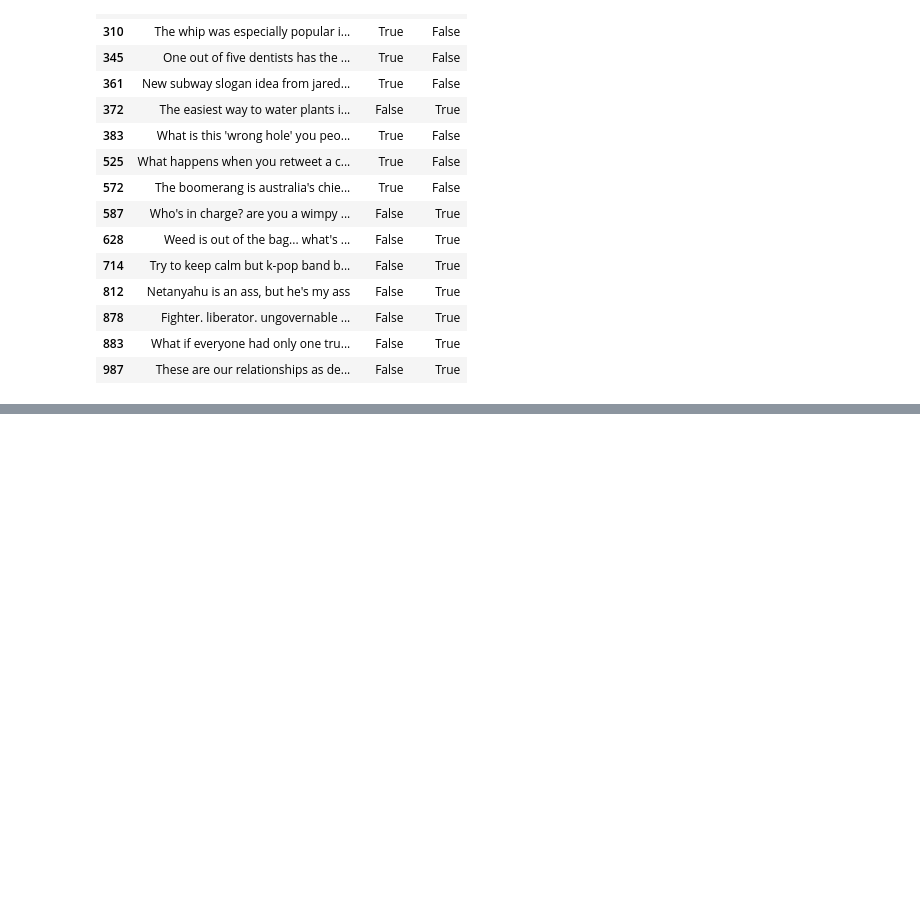
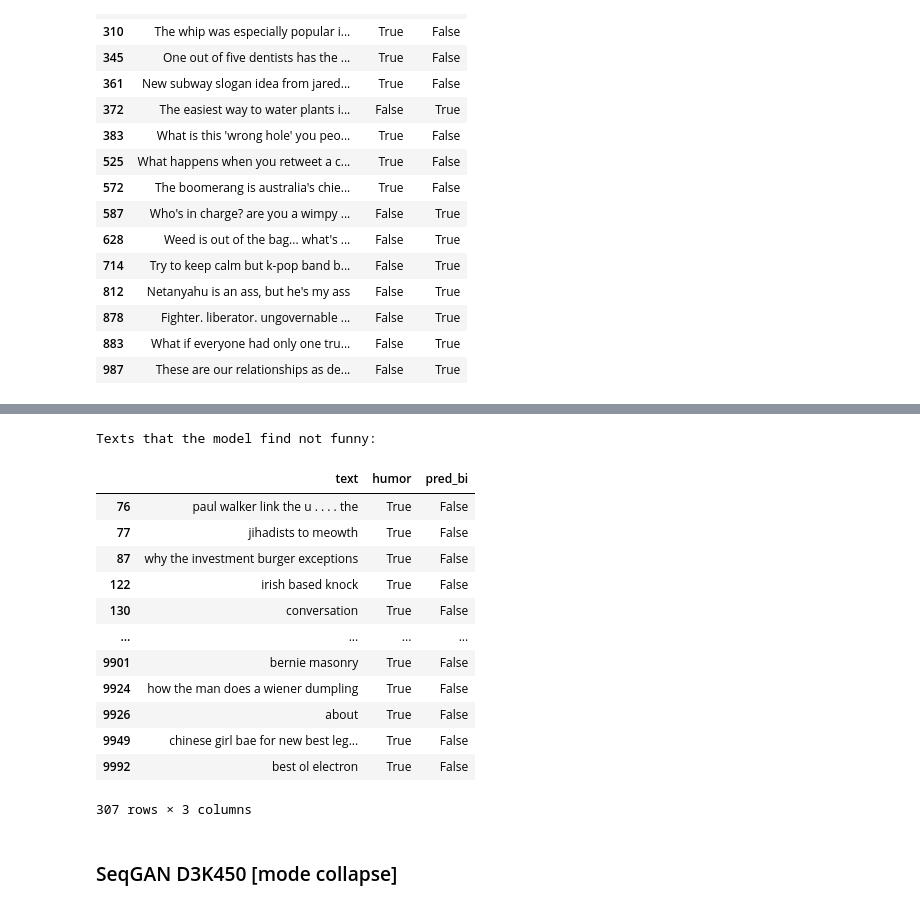
Before and after one commit to junyanj1/joke-gen, a Jupyter notebook: ColBERT humor/train-colbert-evaluate-seqgan.ipynb, the cells around one changed output, grey strips where cells are left out. Drawn from its saved outputs; the diff is of its cells as text; code cells hidden in the pictures; blank space fills up the shorter version.

```diff
--- a/ColBERT humor/train-colbert-evaluate-seqgan.ipynb
+++ b/ColBERT humor/train-colbert-evaluate-seqgan.ipynb
@@ -402,0 +590,16 @@ Texts that the model failed to correctly predict:
+# %%
+path = "../SeqGAN/d5k3/"
+filename = "sentences_d5_k3.txt"
+fp1 = open(path+filename,"r")
+sentence = []
+
+for l in fp1.readlines():
+#     print(l.replace("<pad> ",""))
+    sentence.append(l.replace("<pad> ","").replace("\n",""))
+fp1.close()
+df = pd.DataFrame(sentence,columns =['text'])
+# %%
+print(len(df))
+df['humor'] = True
+df_sub = df.copy()
+df.head()
@@ -402,0 +614,3 @@ Texts that the model failed to correctly predict:
+# %%
+output_eval_inputs = compute_input_arrays(df, ['text'], tokenizer)
+output_eval_preds = model.predict(output_eval_inputs)
@@ -402,0 +619,7 @@ Texts that the model failed to correctly predict:
+# %%
+df_sub['pred_bi'] = (output_eval_preds > 0.5)
+
+metrics.append(print_evaluation_metrics(df_sub['humor'], df_sub['pred_bi'], '', False, 'SPLIT on '+str(0.5)))
+
+# df_sub.to_csv('sub.csv', index=False)
+df_sub.head()
@@ -402,0 +638,20 @@ Texts that the model failed to correctly predict:
+# %%
+print('Texts that the model find not funny:')
+df_sub[(df_sub['pred_bi']!=df_sub['humor'])&(df_sub['text']!='')]
+# %% [output]
+Texts that the model find not funny:
+|  | text | humor | pred_bi |
+| 76 | paul walker link the u . . . . the | True | False |
+| 77 | jihadists to meowth | True | False |
+| 87 | why the investment burger exceptions | True | False |
+| 122 | irish based knock | True | False |
+| 130 | conversation | True | False |
+| ... | ... | ... | ... |
+| 9901 | bernie masonry | True | False |
+| 9924 | how the man does a wiener dumpling | True | False |
+| 9926 | about | True | False |
+| 9949 | chinese girl bae for new best leg... | True | False |
+| 9992 | best ol electron | True | False |
+307 rows × 3 columns
+# %% [markdown]
+### SeqGAN D3K450 [mode collapse]
```
Also changed, not shown: parts of 36 cells of this notebook.
